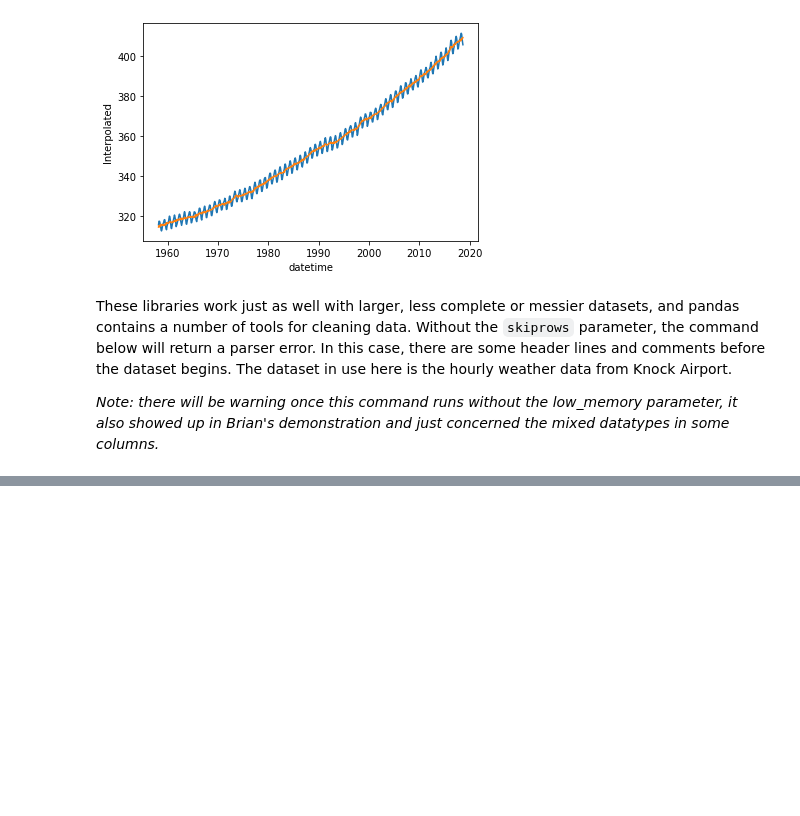
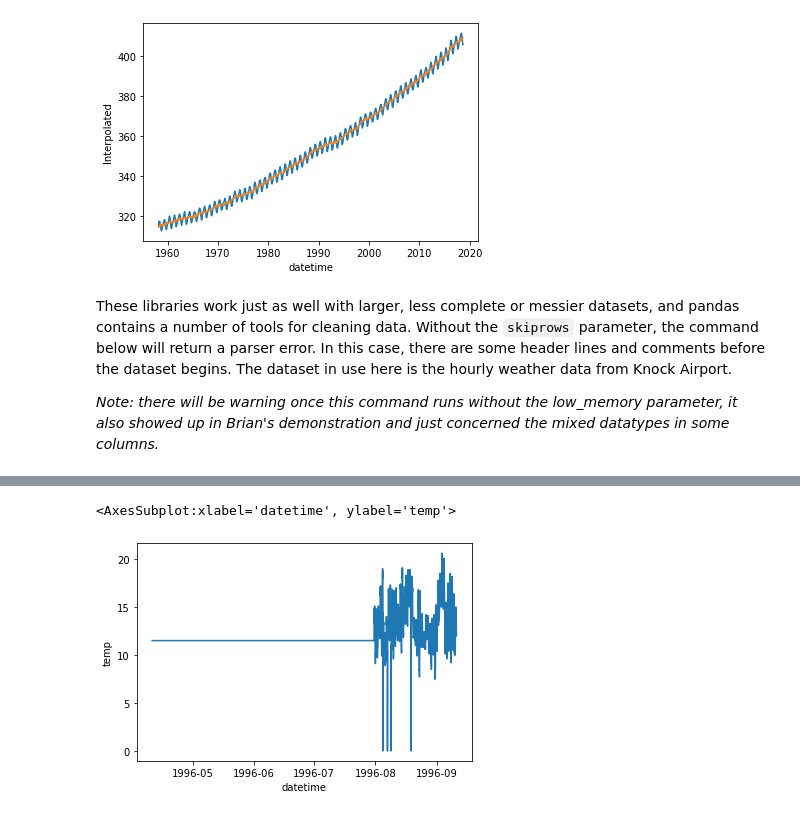
Before and after one commit to kiehozero/atu-progda2022, a Jupyter notebook: week7-time-series/Time Series.ipynb, the cells around one changed output, grey strips where cells are left out. Cells and saved outputs as stored; diff of their text form; code cells hidden in the pictures; blank space fills up the shorter version.

```diff
--- a/week7-time-series/Time Series.ipynb
+++ b/week7-time-series/Time Series.ipynb
@@ -117,0 +133,5 @@ df
+# %%
+sns.lineplot(data=df,x="datetime",y="temp")
+# %% [output]
+<AxesSubplot:xlabel='datetime', ylabel='temp'>
+[figure, added]
```
Also changed, not shown: parts of 4 cells of this notebook.
